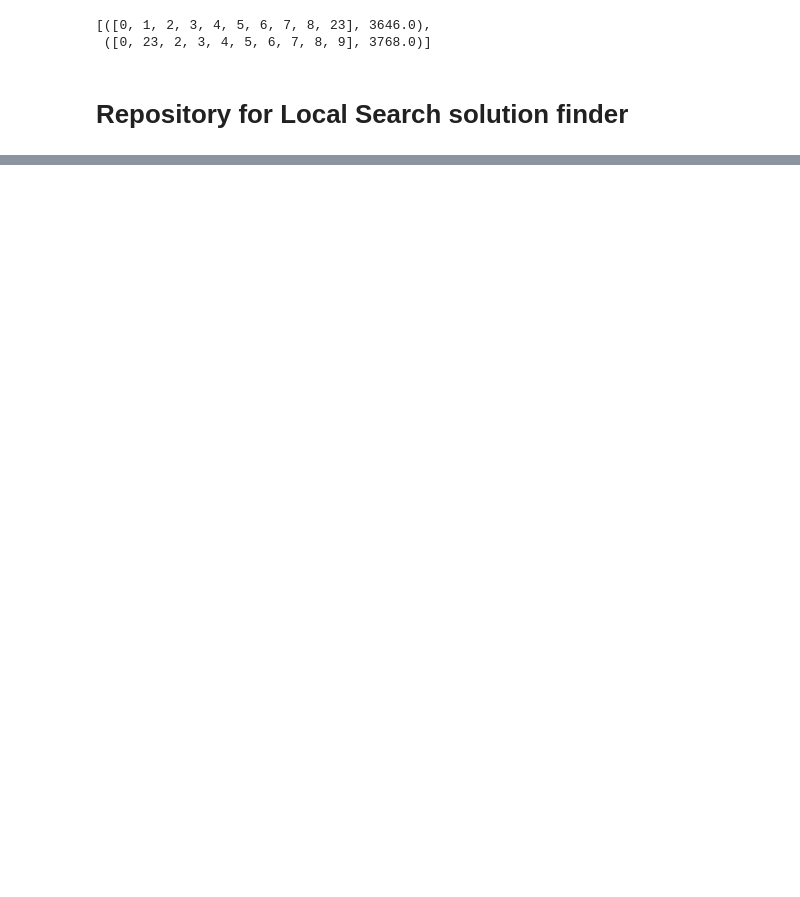
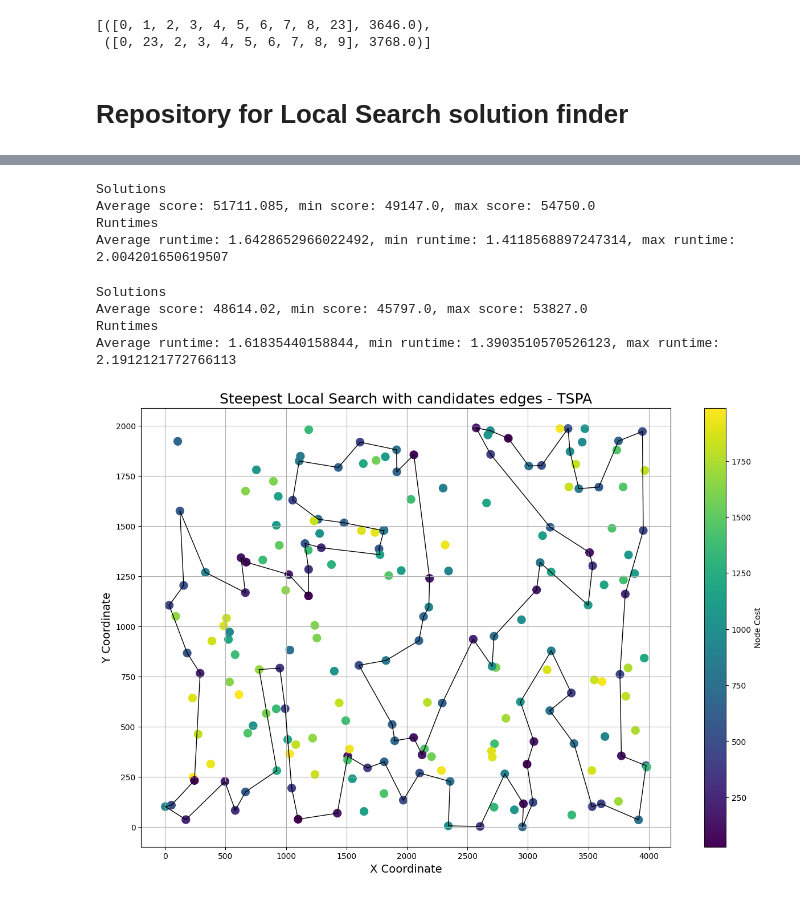
Before and after one commit to JankowskiDaniel/evolutionary-computation, a Jupyter notebook: assignment4/experiments.ipynb, the cells around one changed output, grey strips where cells are left out. Cells and saved outputs as stored; diff of their text form; code cells hidden in the pictures; blank space fills up the shorter version.

```diff
--- a/assignment4/experiments.ipynb
+++ b/assignment4/experiments.ipynb
@@ -279,10 +415,9 @@ class LocalSearch(ABC):
             "inter-route-exchange": self.get_utils_inter_route_exchange
         }
 
-
     @abstractmethod
-    def candidates_moves
-
+    def calculate_nearest_vertices(self):
+        raise NotImplementedError
 
     @abstractmethod
     def get_utils_intra_two_edges_exchange(self):
@@ -390,0 +752,2 @@ costs["A"][115]
+# %%
+best_solutions = {}
@@ -390,0 +769,9 @@ costs["A"][115]
+# %%
+print("Solutions")
+print(f"Average score: {np.mean([x[1] for x in solutions])}, min score: {min([x[1] for x in solutions])}, max score: {max([x[1] for x in solutions])}")
+print("Runtimes")
+print(f"Average runtime: {np.mean(runtimes)}, min runtime: {min(runtimes)}, max runtime: {max(runtimes)}")
+
+# take the best solution
+best_solution = min(solutions, key=lambda x: x[1])
+best_solutions["A"] = best_solution
@@ -390,0 +812,62 @@ costs["A"][115]
+# %%
+solutions = []
+runtimes = []
+trials = 200
+instance = "C"
+for i in tqdm(range(trials)):
+    start_time = time.time()
+    random_solution = generate_random_solution(100)
+    g = CandidateLocalSearch(initial_solution=random_solution,
+                        distance_matrix=distances_matrices[instance],
+                        costs=costs[instance])
+    solution, score, epoch = g.run(random_solution, ["inter-route-exchange", "intra-two-edges-exchange"], show_progress=False)
+    end_time = time.time()
+    solutions.append((solution, score))
+    runtimes.append(end_time - start_time)
+
+print("Solutions")
+print(f"Average score: {np.mean([x[1] for x in solutions])}, min score: {min([x[1] for x in solutions])}, max score: {max([x[1] for x in solutions])}")
+print("Runtimes")
+print(f"Average runtime: {np.mean(runtimes)}, min runtime: {min(runtimes)}, max runtime: {max(runtimes)}")
+
+# take the best solution
+best_solution = min(solutions, key=lambda x: x[1])
+best_solutions[instance] = best_solution
+# %% [output]
+Solutions
+Average score: 51711.085, min score: 49147.0, max score: 54750.0
+Runtimes
+Average runtime: 1.6428652966022492, min runtime: 1.4118568897247314, max runtime: 2.004201650619507
+# %%
+solutions = []
+runtimes = []
+trials = 200
+instance = "D"
+for i in tqdm(range(trials)):
+    start_time = time.time()
+    random_solution = generate_random_solution(100)
+    g = CandidateLocalSearch(initial_solution=random_solution,
+                        distance_matrix=distances_matrices[instance],
+                        costs=costs[instance])
+    solution, score, epoch = g.run(random_solution, ["inter-route-exchange", "intra-two-edges-exchange"], show_progress=False)
+    end_time = time.time()
+    solutions.append((solution, score))
+    runtimes.append(end_time - start_time)
+
+print("Solutions")
+print(f"Average score: {np.mean([x[1] for x in solutions])}, min score: {min([x[1] for x in solutions])}, max score: {max([x[1] for x in solutions])}")
+print("Runtimes")
+print(f"Average runtime: {np.mean(runtimes)}, min runtime: {min(runtimes)}, max runtime: {max(runtimes)}")
+
+# take the best solution
+best_solution = min(solutions, key=lambda x: x[1])
+best_solutions[instance] = best_solution
+# %% [output]
+Solutions
+Average score: 48614.02, min score: 45797.0, max score: 53827.0
+Runtimes
+Average runtime: 1.61835440158844, min runtime: 1.3903510570526123, max runtime: 2.1912121772766113
+# %%
+visualize_selected_route(best_solutions["A"][0], instances["A"], "Steepest Local Search with candidates edges - TSPA")
+# %% [output]
+[figure, added]
```
Also changed, not shown: parts of 16 cells of this notebook.
